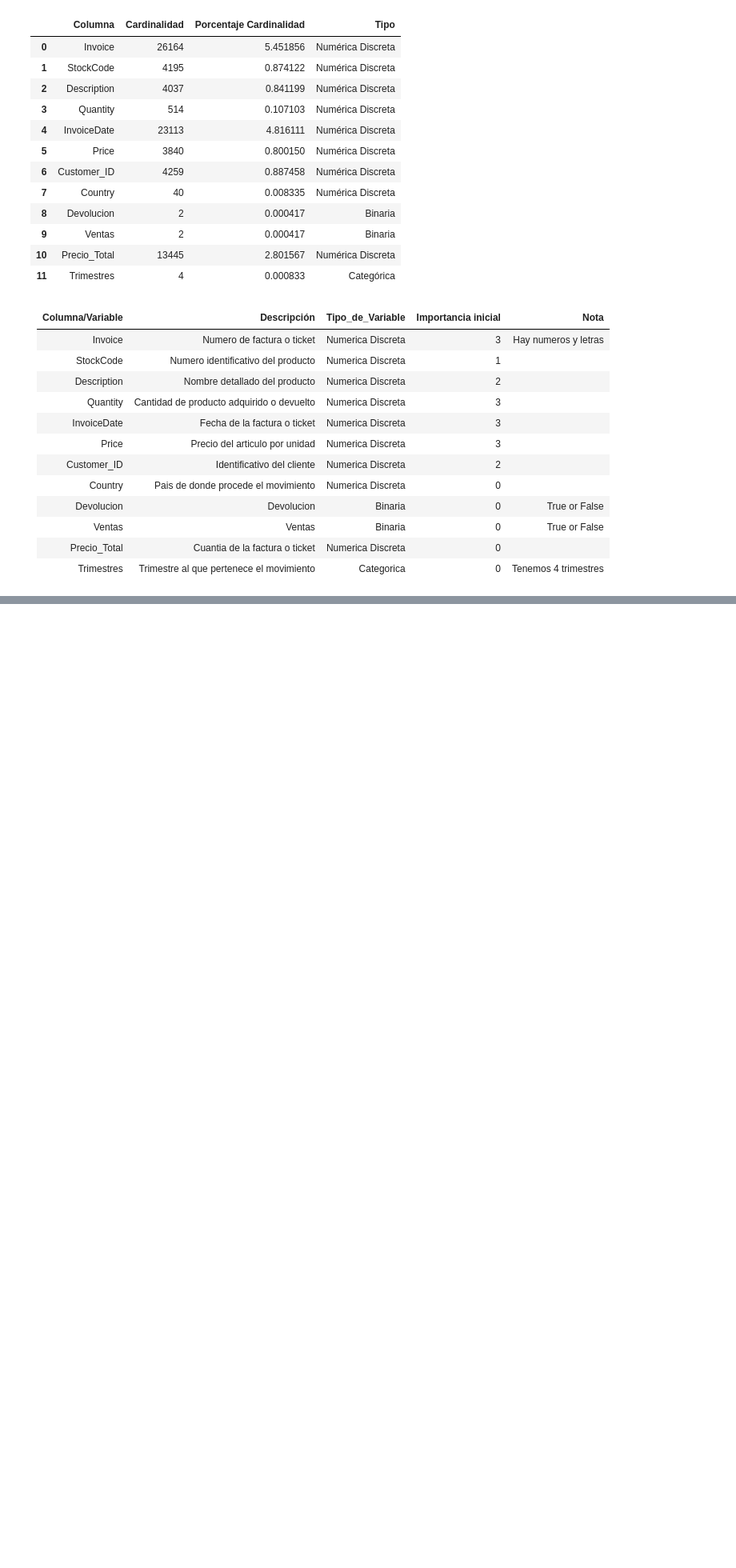
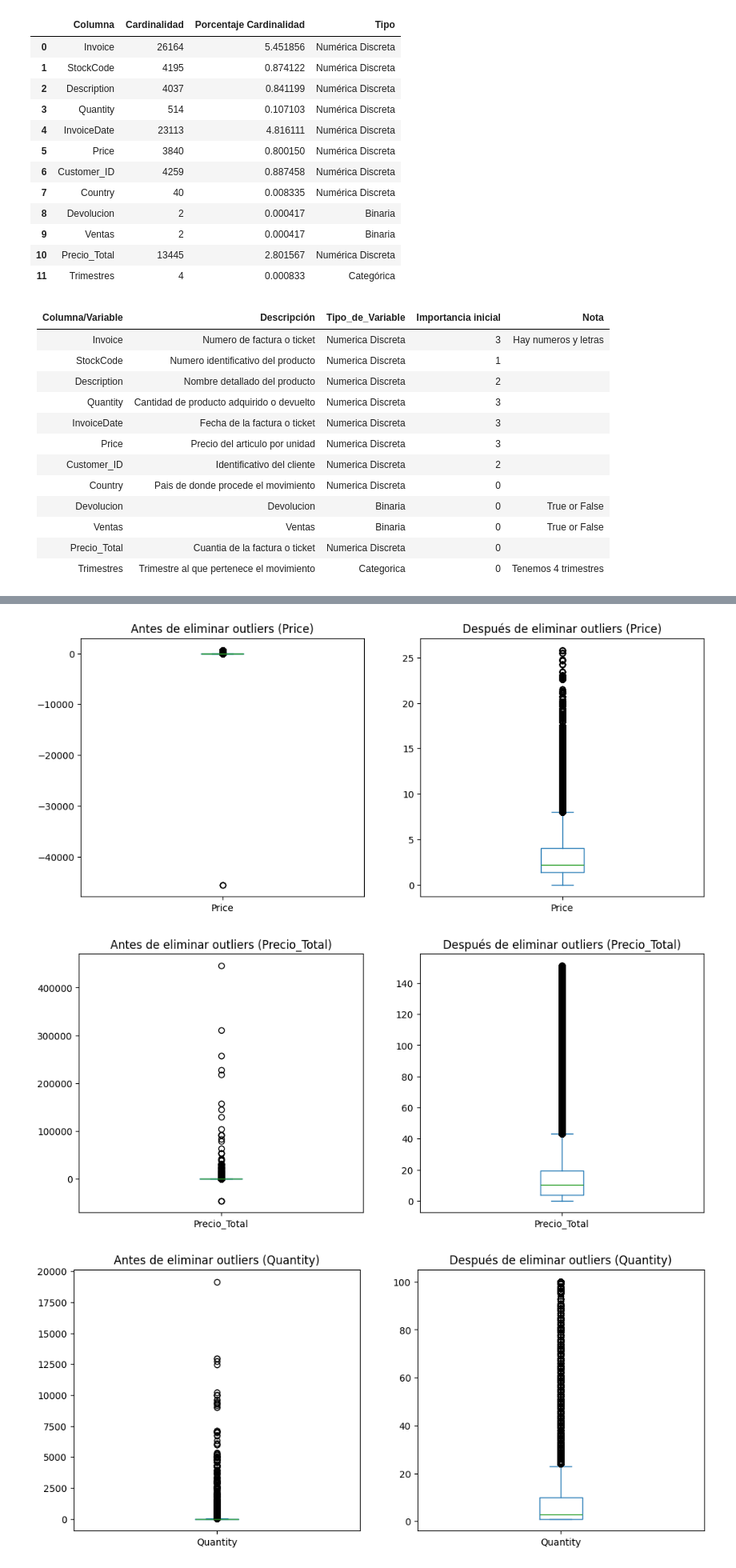
Before and after one commit to antonio-herrera-gb/EDA_Tienda_Online, a Jupyter notebook: src/notebooks/notebook_eda_v3_analisis.ipynb, the cells around one changed output, grey strips where cells are left out. Shown at 80% size. Cells and saved outputs as stored; diff of their text form; code cells hidden in the pictures; blank space fills up the shorter version.

```diff
--- a/src/notebooks/notebook_eda_v3_analisis.ipynb
+++ b/src/notebooks/notebook_eda_v3_analisis.ipynb
@@ -101,0 +155,13 @@ cardinalidad(df_online_retail_2010, 10, 30)
+# %%
+columnas_outliers = ["Price", "Precio_Total", "Quantity"]
+# %%
+df_limpio = eliminar_outliers_iqr2(
+    df=df_online_retail_2010,
+    columnas=columnas_outliers,
+    factor=8,
+    graficar=True
+)
+# %% [output]
+[figure, added]
+[figure, added]
+[figure, added]
```
Also changed, not shown: parts of 21 cells of this notebook, 2 other files.
